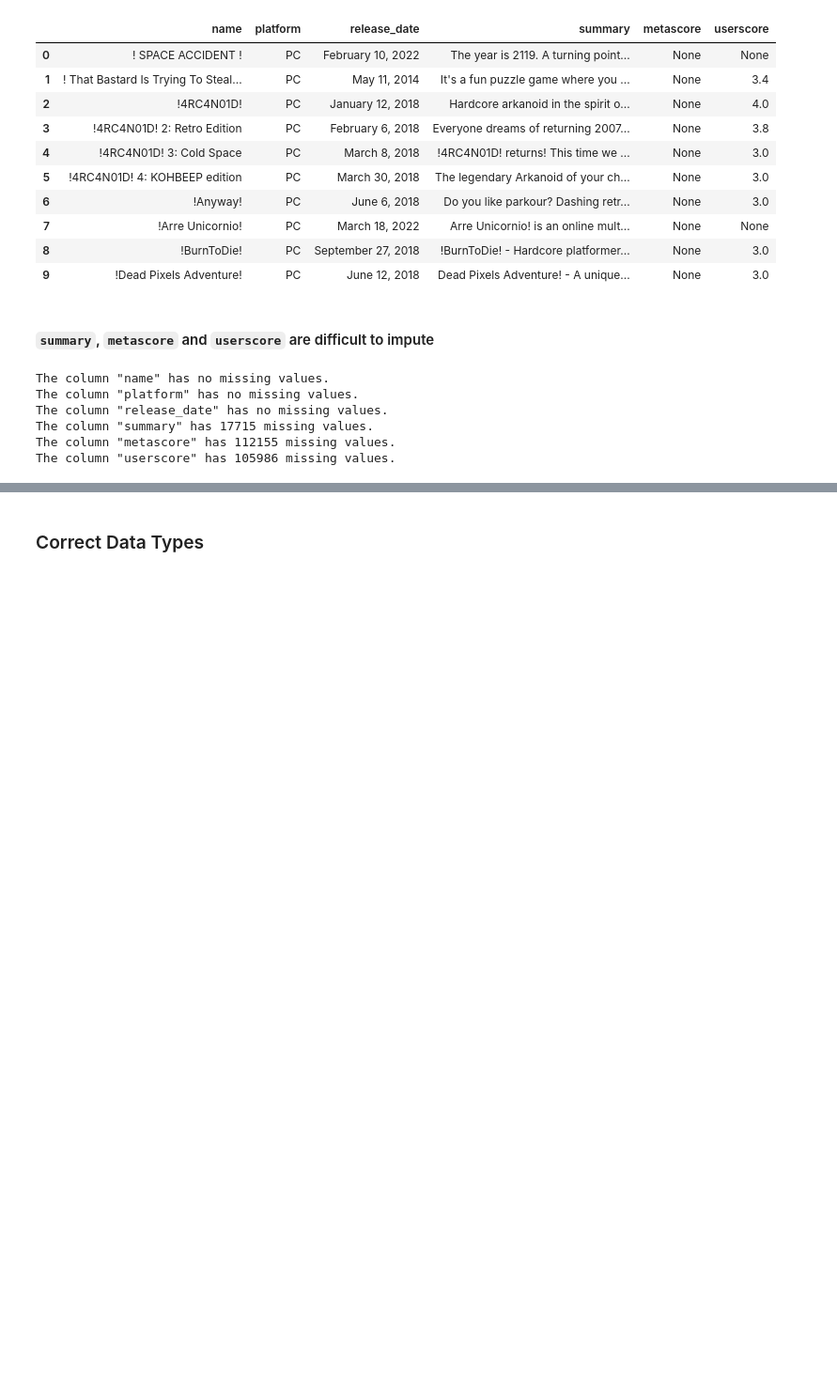
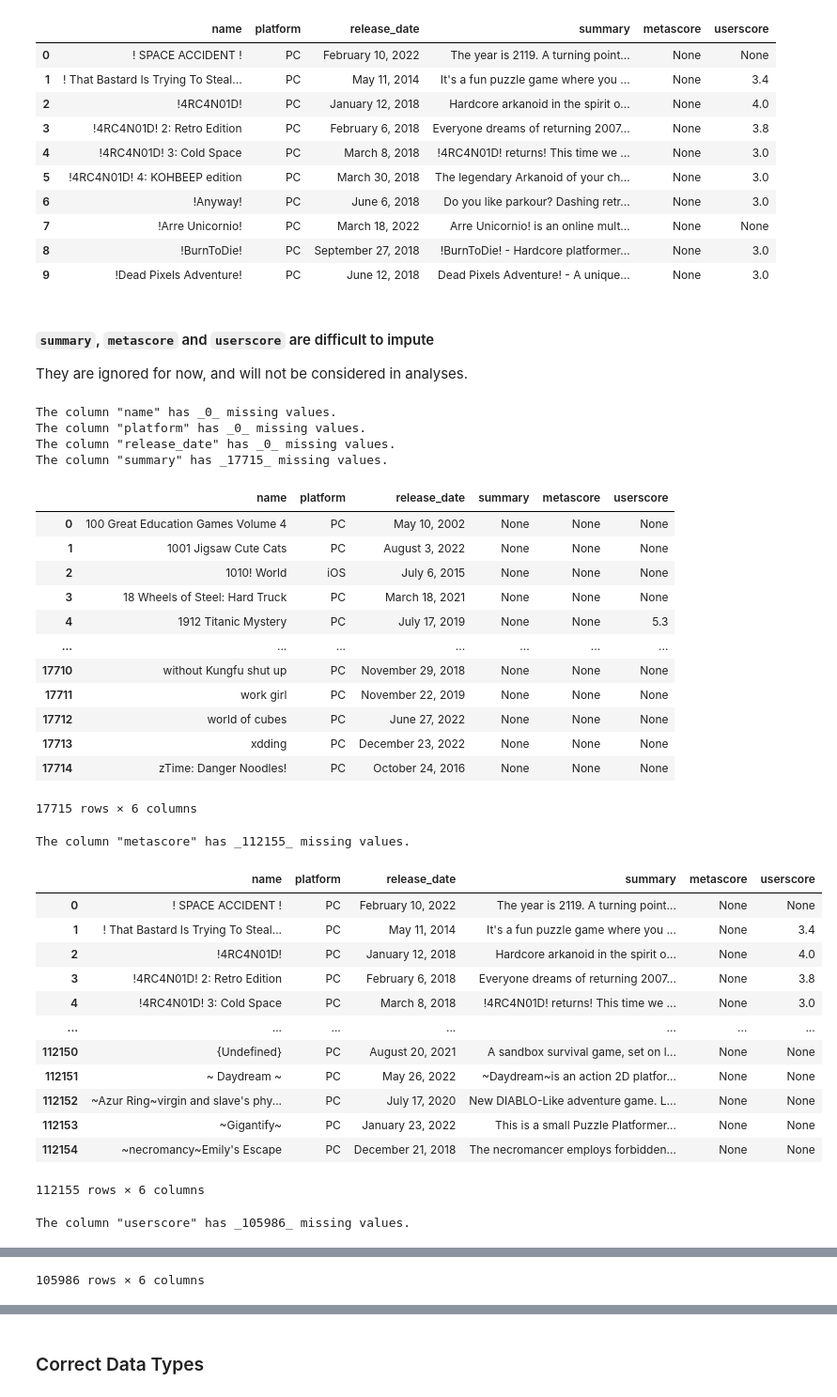
Before and after one commit to henrylin03/video-games, a Jupyter notebook: analysis.ipynb, the cells around one changed output, grey strips where cells are left out. Shown at 94% size. Cells and saved outputs as stored; diff of their text form; code cells hidden in the pictures; blank space fills up the shorter version.

Commit message:
update finding missing values function

```diff
--- a/analysis.ipynb
+++ b/analysis.ipynb
@@ -81,25 +82,62 @@ Please see below for a preview:
 | 9 | !Dead Pixels Adventure! | PC | June 12, 2018 | Dead Pixels Adventure! - A unique... | None | 3.0 |
 # %% [markdown]
 #### `summary`, `metascore` and `userscore` are difficult to impute
+
+They are ignored for now, and will not be considered in analyses.
 # %%
 def count_missing_values(sql_table_name: str, col: str):
-    missing_values_count_query = f"""
-SELECT SUM(CASE WHEN {col} IS NULL THEN 1 ELSE 0 END) missing_values_count
-FROM {sql_table_name}
+    count_missing_values_query = f"""
+        SELECT SUM(CASE WHEN {col} IS NULL THEN 1 ELSE 0 END) missing_values_count
+        FROM {sql_table_name}
     """
-    missing_count_df = pd.read_sql_query(missing_values_count_query, sql_engine)
-    count_of_missing_values_in_col = missing_count_df.missing_values_count.iloc[0]
-    print(
-        f"""The column "{col}" has {count_of_missing_values_in_col if count_of_missing_values_in_col else "no"} missing values."""
-    )
+
+    missing_count_df = pd.read_sql_query(count_missing_values_query, sql_engine)
+    number_of_missing_values = int(missing_count_df.missing_values_count.iloc[0])
+    print(f"""The column "{col}" has _{number_of_missing_values}_ missing values.""")
+    if number_of_missing_values:
+        show_missing_values_query = f"""
+            SELECT *
+            FROM {sql_table_name}
+            WHERE {col} IS NULL
+        """
+        missing_values_df = pd.read_sql_query(show_missing_values_query, sql_engine)
+        display(missing_values_df)
+        return
+    return
 
 
 for c in games_df.columns:
     count_missing_values("games", c)
 # %% [output]
-The column "name" has no missing values.
-The column "platform" has no missing values.
-The column "release_date" has no missing values.
-The column "summary" has 17715 missing values.
-The column "metascore" has 112155 missing values.
-The column "userscore" has 105986 missing values.
+The column "name" has _0_ missing values.
+The column "platform" has _0_ missing values.
+The column "release_date" has _0_ missing values.
+The column "summary" has _17715_ missing values.
+|  | name | platform | release_date | summary | metascore | userscore |
+| 0 | 100 Great Education Games Volume 4 | PC | May 10, 2002 | None | None | None |
+| 1 | 1001 Jigsaw Cute Cats | PC | August 3, 2022 | None | None | None |
+| 2 | 1010! World | iOS | July 6, 2015 | None | None | None |
+| 3 | 18 Wheels of Steel: Hard Truck | PC | March 18, 2021 | None | None | None |
+| 4 | 1912 Titanic Mystery | PC | July 17, 2019 | None | None | 5.3 |
+| ... | ... | ... | ... | ... | ... | ... |
+| 17710 | without Kungfu shut up | PC | November 29, 2018 | None | None | None |
+| 17711 | work girl | PC | November 22, 2019 | None | None | None |
+| 17712 | world of cubes | PC | June 27, 2022 | None | None | None |
+| 17713 | xdding | PC | December 23, 2022 | None | None | None |
+| 17714 | zTime: Danger Noodles! | PC | October 24, 2016 | None | None | None |
+17715 rows × 6 columns
+The column "metascore" has _112155_ missing values.
+|  | name | platform | release_date | summary | metascore | userscore |
+| 0 | ! SPACE ACCIDENT ! | PC | February 10, 2022 | The year is 2119. A turning point... | None | None |
+| 1 | ! That Bastard Is Trying To Steal... | PC | May 11, 2014 | It's a fun puzzle game where you ... | None | 3.4 |
+| 2 | !4RC4N01D! | PC | January 12, 2018 | Hardcore arkanoid in the spirit o... | None | 4.0 |
+| 3 | !4RC4N01D! 2: Retro Edition | PC | February 6, 2018 | Everyone dreams of returning 2007... | None | 3.8 |
+| 4 | !4RC4N01D! 3: Cold Space | PC | March 8, 2018 | !4RC4N01D! returns! This time we ... | None | 3.0 |
+| ... | ... | ... | ... | ... | ... | ... |
+| 112150 | {Undefined} | PC | August 20, 2021 | A sandbox survival game, set on l... | None | None |
+| 112151 | ~ Daydream ~ | PC | May 26, 2022 | ~Daydream~is an action 2D platfor... | None | None |
+| 112152 | ~Azur Ring~virgin and slave's phy... | PC | July 17, 2020 | New DIABLO-Like adventure game. L... | None | None |
+| 112153 | ~Gigantify~ | PC | January 23, 2022 | This is a small Puzzle Platformer... | None | None |
+| 112154 | ~necromancy~Emily's Escape | PC | December 21, 2018 | The necromancer employs forbidden... | None | None |
+112155 rows × 6 columns
+The column "userscore" has _105986_ missing values.
@@ -105,0 +156 @@ The column "userscore" has 105986 missing values.
+105986 rows × 6 columns
```
Also changed, not shown: parts of 10 cells of this notebook.
